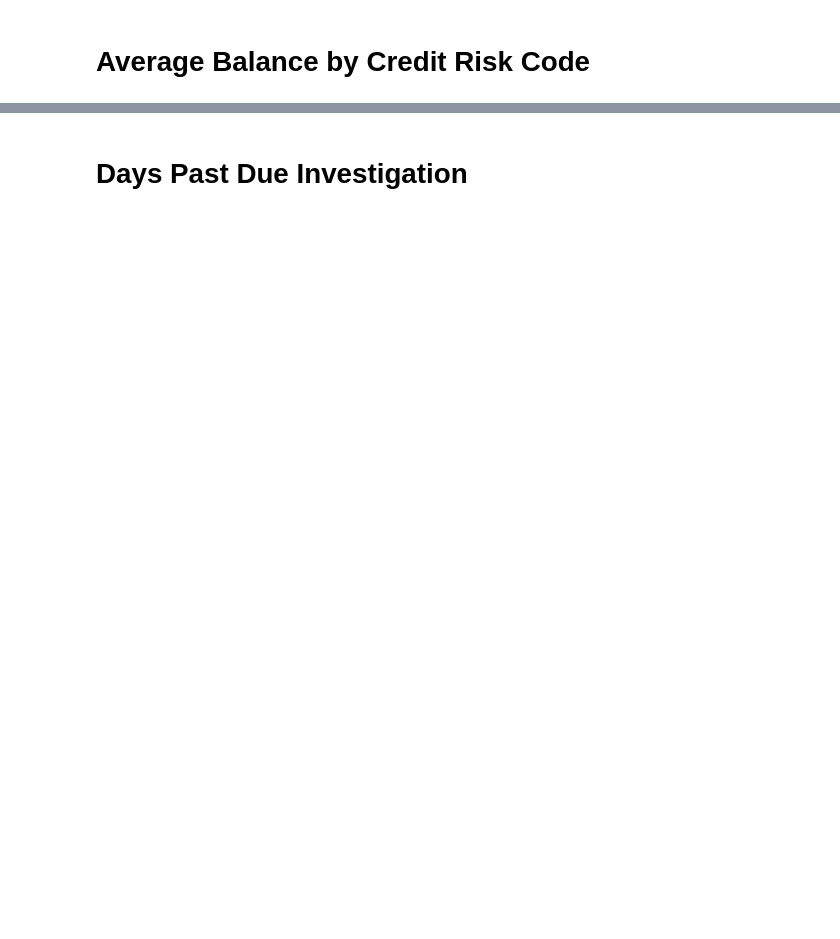
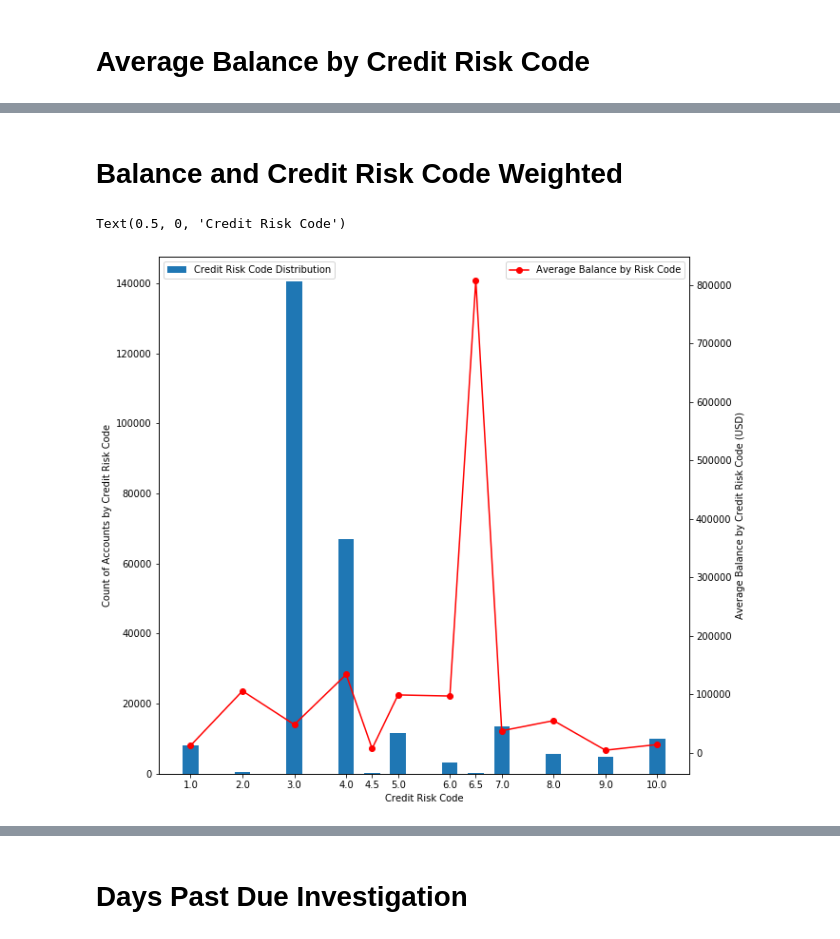
Before and after one commit to rogo10/Loan-Project, a Jupyter notebook: EDA of anon.ipynb, the cells around one changed output, grey strips where cells are left out. Saved outputs shown, nothing was run; the diff lists cells and outputs as text; code cells hidden in the pictures; blank space fills up the shorter version.

```diff
--- a/EDA of anon.ipynb
+++ b/EDA of anon.ipynb
@@ -221,0 +233,22 @@ Name: Balance, dtype: float64
+# %% [markdown]
+# Balance and Credit Risk Code Weighted
+# %%
+fig, ax1 = plt.subplots(figsize=(10,10))
+
+ax2 = ax1.twinx()
+ax1.bar(df.groupby('Credit Risk Code').size().index,
+        df.groupby('Credit Risk Code').size().values,
+       align='center',
+       width=0.3)
+ax2.plot(df.groupby('Credit Risk Code')['Balance'].mean().index,
+        df.groupby('Credit Risk Code')['Balance'].mean().values,
+        'r-o')
+ax1.set_ylabel('Count of Accounts by Credit Risk Code')
+ax2.set_ylabel('Average Balance by Credit Risk Code (USD)')
+ax1.set_xticks([1,2,3,4,4.5,5,6,6.5,7,8,9,10])
+ax2.legend(['Average Balance by Risk Code'])
+ax1.legend(['Credit Risk Code Distribution'],loc='upper left')
+ax1.set_xlabel('Credit Risk Code')
+# %% [output]
+Text(0.5, 0, 'Credit Risk Code')
+[figure, added]
```
Also changed, not shown: parts of 18 cells of this notebook.
